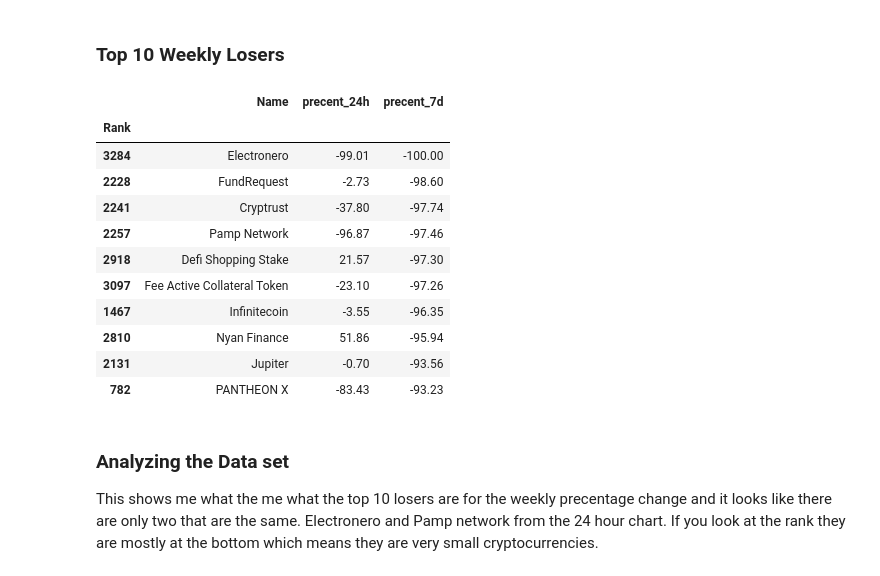
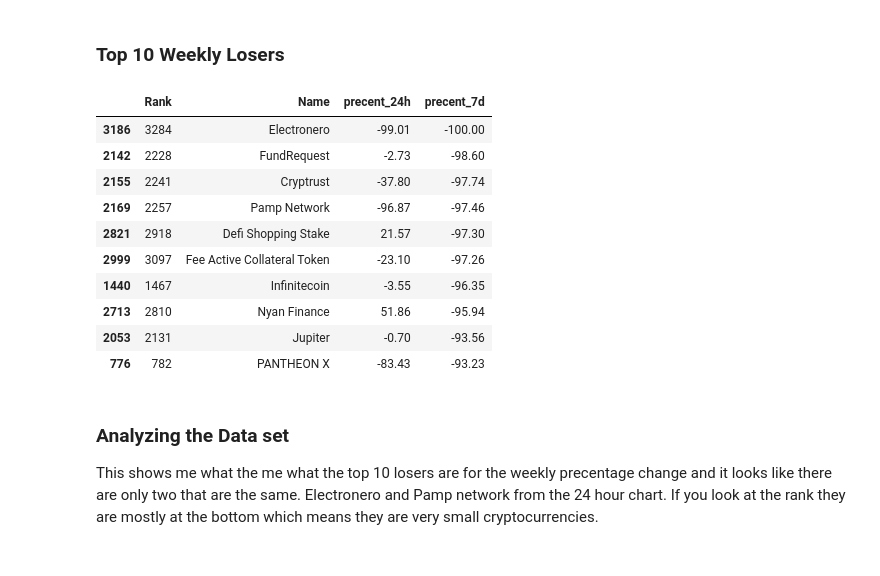
Before and after one commit to data301-2020-winter1/course-project-solo_334, a Jupyter notebook: solo project/Milestone 3/Exploring_Cryptocurrencies2.ipynb, the cells around one changed output. Saved outputs shown, nothing was run; the diff lists cells and outputs as text; code cells hidden in the pictures.

```diff
--- a/solo project/Milestone 3/Exploring_Cryptocurrencies2.ipynb
+++ b/solo project/Milestone 3/Exploring_Cryptocurrencies2.ipynb
@@ -43,14 +43,14 @@ I am now going to try and find the volatility of cryptocurrencies in general to
 # %% [markdown]
 <p> I am going to read in the data and select rank and market cap columns to find how many lines there are in the dataset</p>
 # %%
-# Reading and loading data
-crypto_currancy = pd.read_csv('c:/School/Data301/course-project-solo_334/solo project/data/raw/Cryptocurrency uptodate files/crypto_currency_index.csv')
+# Reading and loading data into pandas dataframe
+crypto_currancies = pd.read_csv('c:/School/Data301/course-project-solo_334/solo project/data/raw/Cryptocurrency uptodate files/crypto_currency_index.csv')
 
 # Selecting the 'Rank', 'Name', 'Market_Cap' and 'Size' columns
-market_cap_raw = crypto_currancy[['Rank','Name','Market_Cap', 'Size']]
+cryptomarket_cap_raw = crypto_currancies[['Rank','Name','Market_Cap', 'Size']]
 
-# Counting the number of values
-market_cap_raw.count().head()
+# Counting the number and displaying the head
+cryptomarket_cap_raw.count().head()
 # %% [output]
 Rank          3685
 Name          3685
@@ -152,11 +154,11 @@ Text(0, 0.5, 'USD $')
 ### One of my research questions is about Volatility in cryptocurrencies
 <p> so I want to take the data I have and see what is volatile and what is more stable on the market if there is any stable currencies. We know that most cryptocurrencies are not stable and very volatile but is there a calculated risk that can be taken when looking at these kinds of stocks?</P>
 # %%
-# Selecting the Rank, name, percent_24h and percent_7d columns
-volatility = crypto_currancy[['Rank','Name','precent_24h','precent_7d']]
+# To get volatility means we need to focus on the following varibles Rank, name, percent_24h and percent_7d columns
+crypto_volatility = crypto_currancies[['Rank','Name','precent_24h','precent_7d']]
 
-# Setting the index to 'Rank' and dropping na rows
-volatility = volatility.set_index('Rank').dropna()
+# Going to set the index to 'Rank' and dropping na rows as we don't want any na in our set
+cryptp_volatility = crypto_volatility.set_index('Rank').dropna()
 
-# Sorting the volatility by percent_24h in ascending order
-volatility_24h = volatility.sort_values('precent_24h')
+# now sort the cryto_volatility by percent_24h in ascending order so that we can see from top down
+crypto_volatility_24h = crypto_volatility.sort_values('precent_24h')
@@ -272,23 +304,22 @@ Text(0.5, 0, ' ')
 # %% [markdown]
 ### Top 10 Weekly Losers
 # %%
-#setting up the weekly losers and winners by resorting the data
-volatility_7d = volatility.sort_values('precent_7d')
-#showing the top 10 weekly losers
-volatility_7d.head(10)
+#setting up the weekly losers and winners by resorting the data by precent_7d
+crypto_volatility_7d = crypto_volatility.sort_values('precent_7d')
+#showing the top 10 weekly losers descending
+crypto_volatility_7d.head(10)
 # %% [output]
-|  | Name | precent_24h | precent_7d |
-| Rank |  |  |  |
-| 3284 | Electronero | -99.01 | -100.00 |
-| 2228 | FundRequest | -2.73 | -98.60 |
-| 2241 | Cryptrust | -37.80 | -97.74 |
-| 2257 | Pamp Network | -96.87 | -97.46 |
-| 2918 | Defi Shopping Stake | 21.57 | -97.30 |
-| 3097 | Fee Active Collateral Token | -23.10 | -97.26 |
-| 1467 | Infinitecoin | -3.55 | -96.35 |
-| 2810 | Nyan Finance | 51.86 | -95.94 |
-| 2131 | Jupiter | -0.70 | -93.56 |
-| 782 | PANTHEON X | -83.43 | -93.23 |
+|  | Rank | Name | precent_24h | precent_7d |
+| 3186 | 3284 | Electronero | -99.01 | -100.00 |
+| 2142 | 2228 | FundRequest | -2.73 | -98.60 |
+| 2155 | 2241 | Cryptrust | -37.80 | -97.74 |
+| 2169 | 2257 | Pamp Network | -96.87 | -97.46 |
+| 2821 | 2918 | Defi Shopping Stake | 21.57 | -97.30 |
+| 2999 | 3097 | Fee Active Collateral Token | -23.10 | -97.26 |
+| 1440 | 1467 | Infinitecoin | -3.55 | -96.35 |
+| 2713 | 2810 | Nyan Finance | 51.86 | -95.94 |
+| 2053 | 2131 | Jupiter | -0.70 | -93.56 |
+| 776 | 782 | PANTHEON X | -83.43 | -93.23 |
 # %% [markdown]
 ### Analyzing the Data set
 
```
Also changed, not shown: parts of 53 cells of this notebook, 1 other file.
